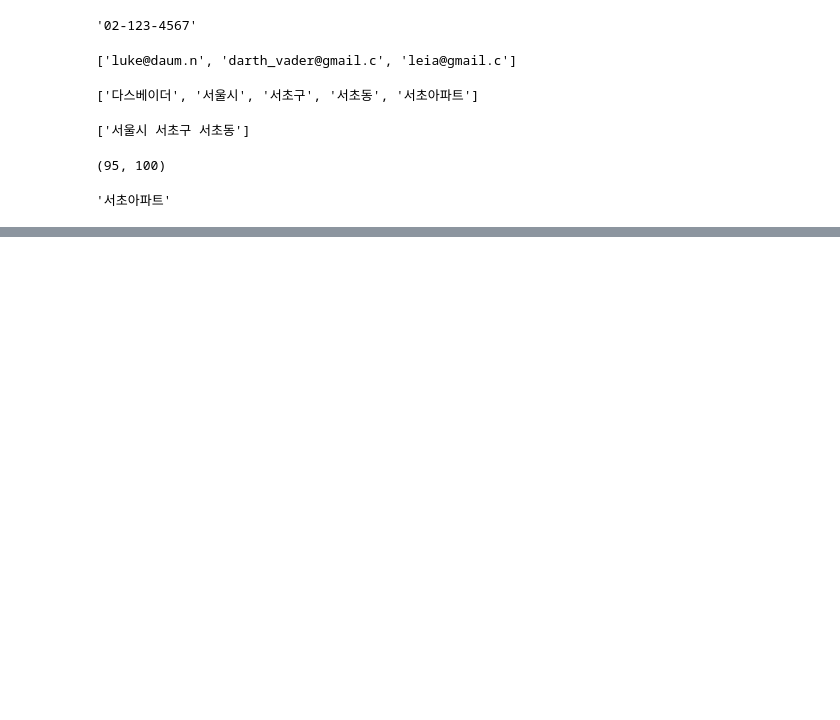
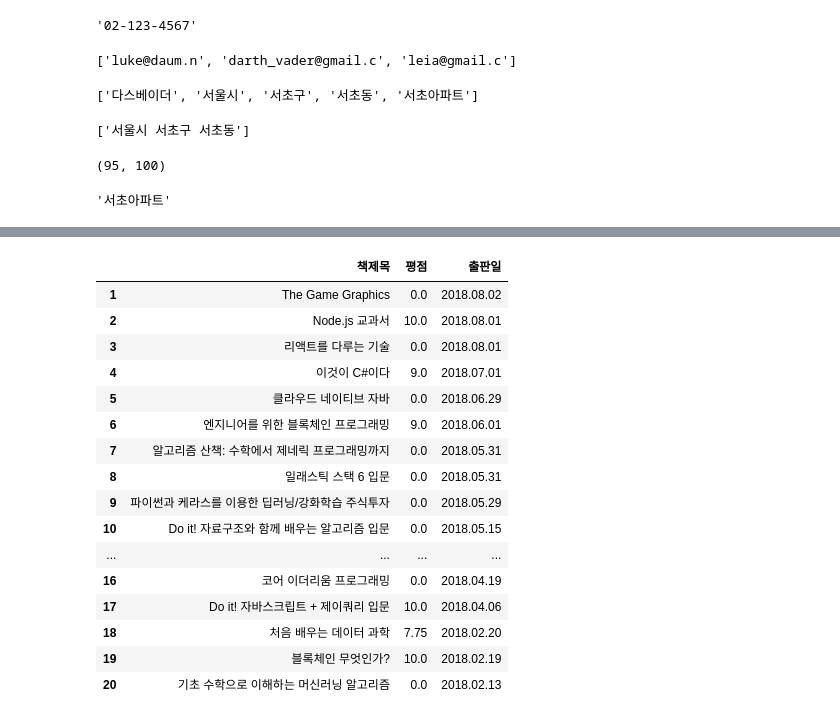
Before and after one commit to nickjw0205/Vacation_SP, a Jupyter notebook: source_code/Day2.ipynb, the cells around one changed output, grey strips where cells are left out. Drawn from its saved outputs; the diff is of its cells as text; code cells hidden in the pictures; blank space fills up the shorter version.

Commit message:
Beautiful_Soup

```diff
--- a/source_code/Day2.ipynb
+++ b/source_code/Day2.ipynb
@@ -391,0 +396,9 @@ search_target[95:100]
+# %%
+import re
+
+tmp = soup.find('dd', 'txt_desc').get_text()
+
+result = re.search("\d+.((\d+)?)",tmp)
+
+if result:
+    print(result.group())
@@ -391,0 +407,9 @@ search_target[95:100]
+# %%
+score = []
+
+for each in soup.find_all('dd', 'txt_desc'):
+    result = re.search('\d+.(\d+)?', each.get_text())
+
+    score.append(result.group())
+
+score
@@ -391,0 +441,7 @@ search_target[95:100]
+# %%
+tmp = soup.find('dd', 'txt_block').get_text()
+
+result = re.search("\d+.\d+.\d+", tmp)
+
+if result:
+    print(result.group())
@@ -391,0 +450,10 @@ search_target[95:100]
+# %%
+date = []
+
+for each in soup.find_all('dd', 'txt_block'):
+    result = re.search("\d+.\d+.\d+", each.get_text())
+
+    date.append(result.group())
+
+
+date
@@ -391,0 +483,21 @@ search_target[95:100]
+# %%
+bestseller = pd.DataFrame({'책제목':title, '평점':score, '출판일':date}, index=range(1,21))
+bestseller
+# %% [output]
+|  | 책제목 | 평점 | 출판일 |
+| 1 | The Game Graphics | 0.0 | 2018.08.02 |
+| 2 | Node.js 교과서 | 10.0 | 2018.08.01 |
+| 3 | 리액트를 다루는 기술 | 0.0 | 2018.08.01 |
+| 4 | 이것이 C#이다 | 9.0 | 2018.07.01 |
+| 5 | 클라우드 네이티브 자바 | 0.0 | 2018.06.29 |
+| 6 | 엔지니어를 위한 블록체인 프로그래밍 | 9.0 | 2018.06.01 |
+| 7 | 알고리즘 산책: 수학에서 제네릭 프로그래밍까지 | 0.0 | 2018.05.31 |
+| 8 | 일래스틱 스택 6 입문 | 0.0 | 2018.05.31 |
+| 9 | 파이썬과 케라스를 이용한 딥러닝/강화학습 주식투자 | 0.0 | 2018.05.29 |
+| 10 | Do it! 자료구조와 함께 배우는 알고리즘 입문 | 0.0 | 2018.05.15 |
+| ... | ... | ... | ... |
+| 16 | 코어 이더리움 프로그래밍 | 0.0 | 2018.04.19 |
+| 17 | Do it! 자바스크립트 + 제이쿼리 입문 | 10.0 | 2018.04.06 |
+| 18 | 처음 배우는 데이터 과학 | 7.75 | 2018.02.20 |
+| 19 | 블록체인 무엇인가? | 10.0 | 2018.02.19 |
+| 20 | 기초 수학으로 이해하는 머신러닝 알고리즘 | 0.0 | 2018.02.13 |
```
Also changed, not shown: parts of 8 cells of this notebook.
